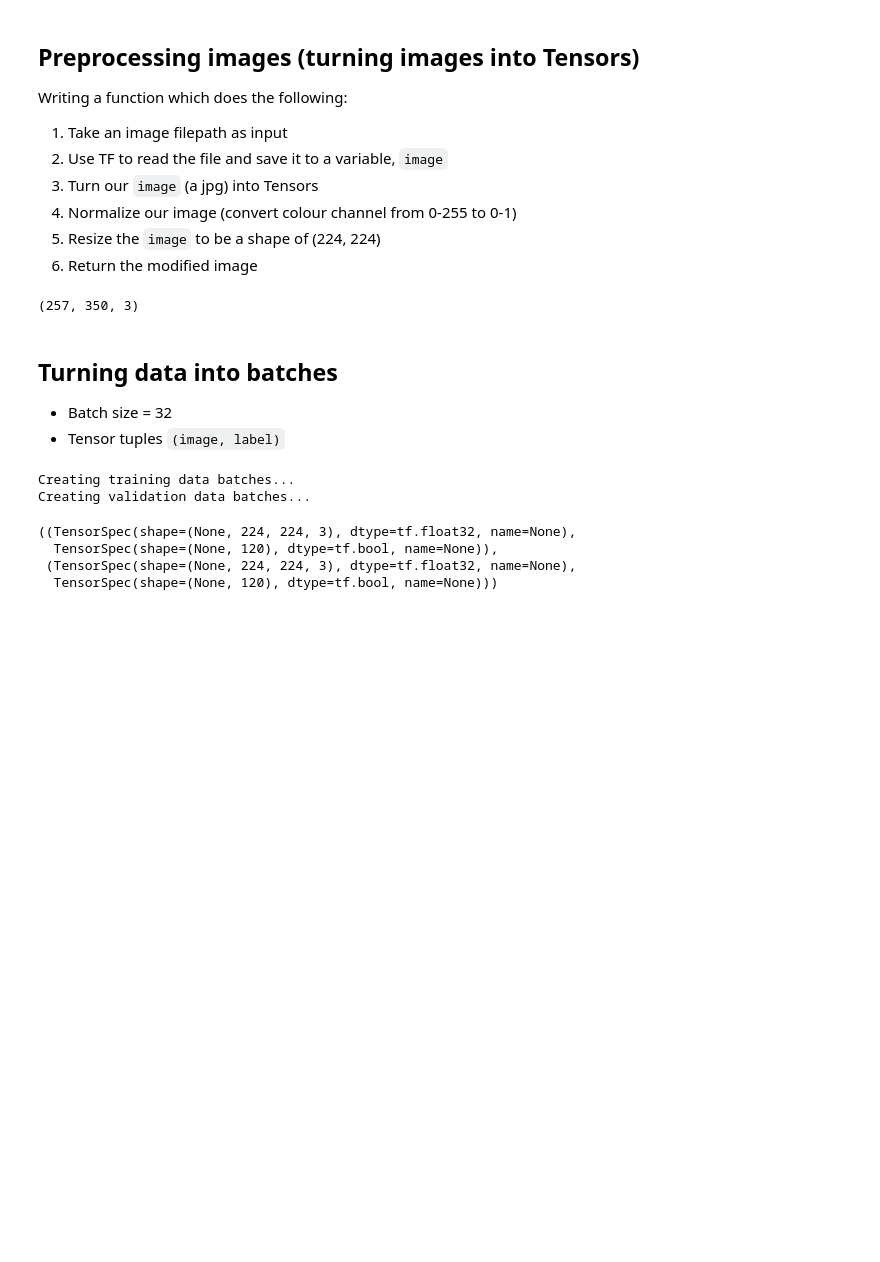
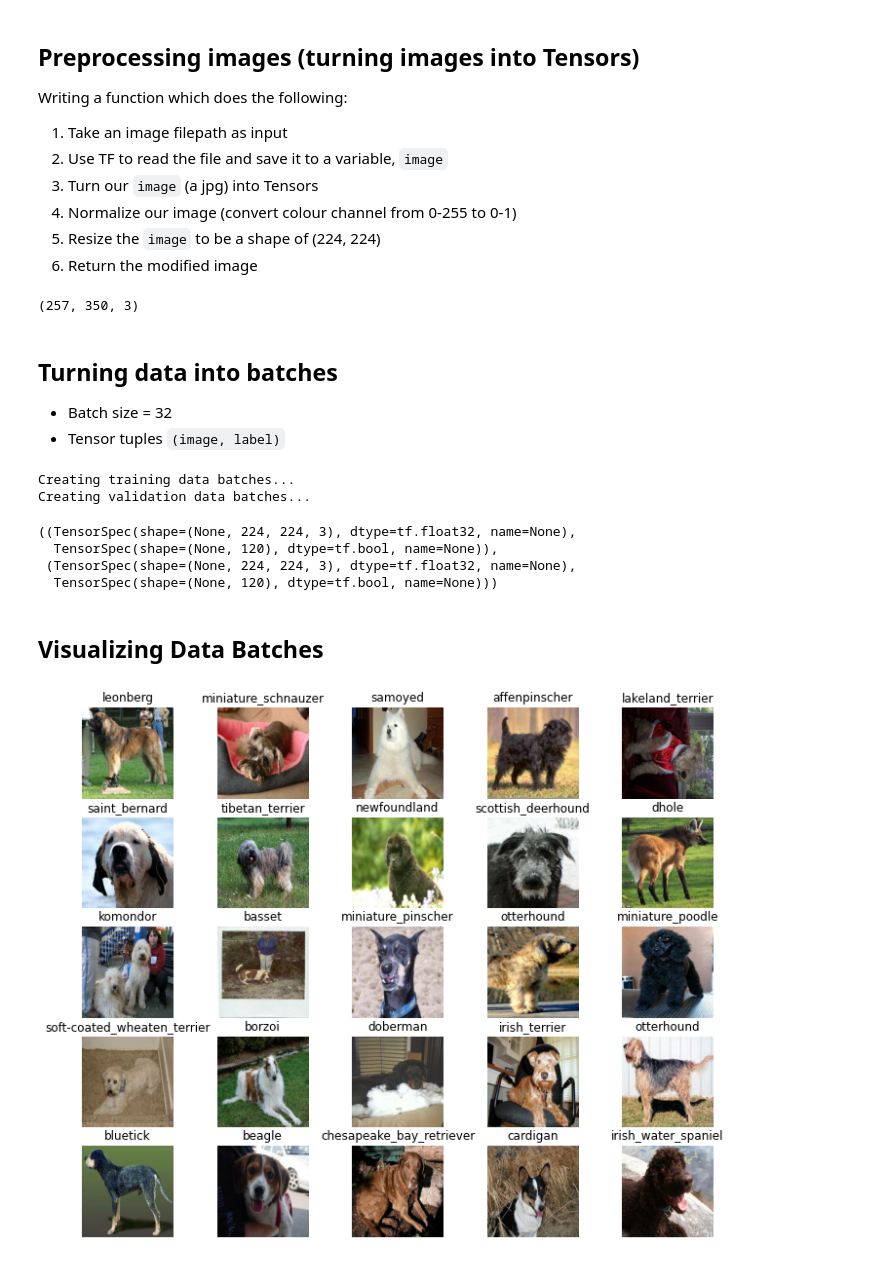
Before and after one commit to dianamelinte23/dog-breed-identification, a Jupyter notebook: dog_breed_identification.ipynb, the cells around one changed output. Saved outputs shown, nothing was run; the diff lists cells and outputs as text; code cells hidden in the pictures; blank space fills up the shorter version.

Commit message:
visualising data in batches

```diff
--- a/dog_breed_identification.ipynb
+++ b/dog_breed_identification.ipynb
@@ -351,3 +351,28 @@ train_data.element_spec, val_data.element_spec
   TensorSpec(shape=(None, 120), dtype=tf.bool, name=None)),
  (TensorSpec(shape=(None, 224, 224, 3), dtype=tf.float32, name=None),
   TensorSpec(shape=(None, 120), dtype=tf.bool, name=None)))
+# %% [markdown]
+## Visualizing Data Batches
+# %%
+import matplotlib.pyplot as plt
+
+#Create a function for viewing images in a data batches
+def show_25_labels(images, labels):
+  """
+  Displays a plot of 25 images and their labels from a data batch.
+  """
+  plt.figure(figsize = (12,10))
+  for i in range(25):
+    #Create subplot (5 rows and 5 columns)
+    ax = plt.subplot(5,5, i+1)
+    #Display an image
+    plt.imshow(images[i])
+    #Add image label as the title
+    plt.title(unique_breeds[labels[i].argmax()])
+    plt.axis("off")
+# %%
+# Visualize the data in a training batch
+train_images, train_labels = next(train_data.as_numpy_iterator())
+show_25_labels(train_images, train_labels)
+# %% [output]
+[figure, added]
```
Also changed, not shown: parts of 3 cells of this notebook.
